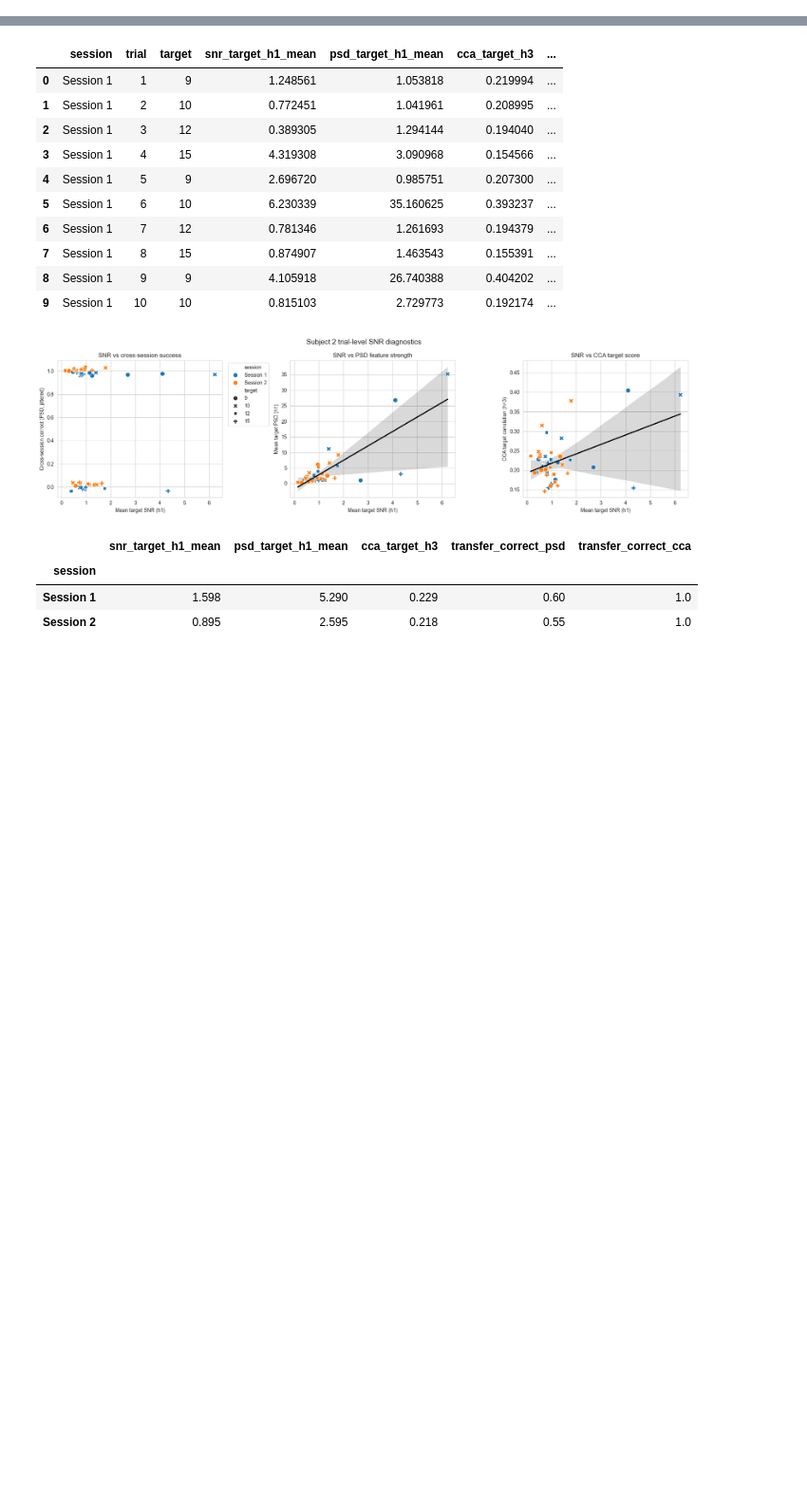
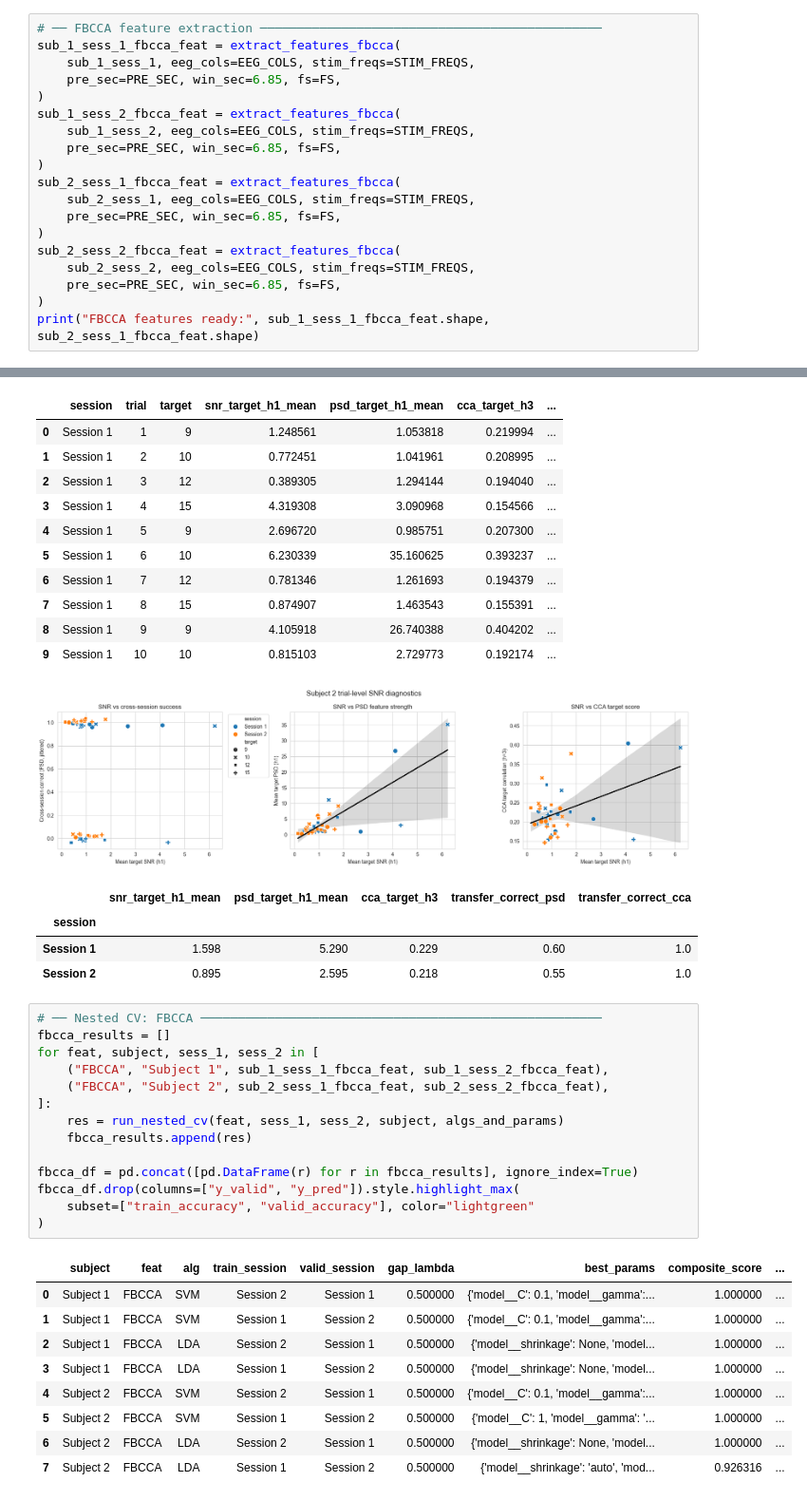
Before and after one commit to binivazqua/brainwave-riders-ssvep, a Jupyter notebook: notebooks/explo.ipynb, the cells around one changed output, grey strips where cells are left out. Shown at 95% size. Cells and saved outputs as stored; diff of their text form; blank space fills up the shorter version.

```diff
--- a/notebooks/explo.ipynb
+++ b/notebooks/explo.ipynb
@@ -787,3 +840,22 @@ sub_2_sess_2_cca_feat = extract_features_cca(
     harmonics_list=CCA_HARMONICS,
     fs=FS,
 )
+# %%
+# ── FBCCA feature extraction ──────────────────────────────────────────────
+sub_1_sess_1_fbcca_feat = extract_features_fbcca(
+    sub_1_sess_1, eeg_cols=EEG_COLS, stim_freqs=STIM_FREQS,
+    pre_sec=PRE_SEC, win_sec=6.85, fs=FS,
+)
+sub_1_sess_2_fbcca_feat = extract_features_fbcca(
+    sub_1_sess_2, eeg_cols=EEG_COLS, stim_freqs=STIM_FREQS,
+    pre_sec=PRE_SEC, win_sec=6.85, fs=FS,
+)
+sub_2_sess_1_fbcca_feat = extract_features_fbcca(
+    sub_2_sess_1, eeg_cols=EEG_COLS, stim_freqs=STIM_FREQS,
+    pre_sec=PRE_SEC, win_sec=6.85, fs=FS,
+)
+sub_2_sess_2_fbcca_feat = extract_features_fbcca(
+    sub_2_sess_2, eeg_cols=EEG_COLS, stim_freqs=STIM_FREQS,
+    pre_sec=PRE_SEC, win_sec=6.85, fs=FS,
+)
+print("FBCCA features ready:", sub_1_sess_1_fbcca_feat.shape, sub_2_sess_1_fbcca_feat.shape)
@@ -1619,3 +1693,27 @@ subject_2_trial_diag.groupby("session")[[
 | session |  |  |  |  |  |
 | Session 1 | 1.598 | 5.290 | 0.229 | 0.60 | 1.0 |
 | Session 2 | 0.895 | 2.595 | 0.218 | 0.55 | 1.0 |
+# %%
+# ── Nested CV: FBCCA ──────────────────────────────────────────────────────
+fbcca_results = []
+for feat, subject, sess_1, sess_2 in [
+    ("FBCCA", "Subject 1", sub_1_sess_1_fbcca_feat, sub_1_sess_2_fbcca_feat),
+    ("FBCCA", "Subject 2", sub_2_sess_1_fbcca_feat, sub_2_sess_2_fbcca_feat),
+]:
+    res = run_nested_cv(feat, sess_1, sess_2, subject, algs_and_params)
+    fbcca_results.append(res)
+
+fbcca_df = pd.concat([pd.DataFrame(r) for r in fbcca_results], ignore_index=True)
+fbcca_df.drop(columns=["y_valid", "y_pred"]).style.highlight_max(
+    subset=["train_accuracy", "valid_accuracy"], color="lightgreen"
+)
+# %% [output]
+|  | subject | feat | alg | train_session | valid_session | gap_lambda | best_params | composite_score | ... |
+| 0 | Subject 1 | FBCCA | SVM | Session 2 | Session 1 | 0.500000 | {'model__C': 0.1, 'model__gamma':... | 1.000000 | ... |
+| 1 | Subject 1 | FBCCA | SVM | Session 1 | Session 2 | 0.500000 | {'model__C': 0.1, 'model__gamma':... | 1.000000 | ... |
+| 2 | Subject 1 | FBCCA | LDA | Session 2 | Session 1 | 0.500000 | {'model__shrinkage': None, 'model... | 1.000000 | ... |
+| 3 | Subject 1 | FBCCA | LDA | Session 1 | Session 2 | 0.500000 | {'model__shrinkage': None, 'model... | 1.000000 | ... |
+| 4 | Subject 2 | FBCCA | SVM | Session 2 | Session 1 | 0.500000 | {'model__C': 0.1, 'model__gamma':... | 1.000000 | ... |
+| 5 | Subject 2 | FBCCA | SVM | Session 1 | Session 2 | 0.500000 | {'model__C': 1, 'model__gamma': '... | 1.000000 | ... |
+| 6 | Subject 2 | FBCCA | LDA | Session 2 | Session 1 | 0.500000 | {'model__shrinkage': None, 'model... | 1.000000 | ... |
+| 7 | Subject 2 | FBCCA | LDA | Session 1 | Session 2 | 0.500000 | {'model__shrinkage': 'auto', 'mod... | 0.926316 | ... |
```
Also changed, not shown: parts of 3 cells of this notebook.
